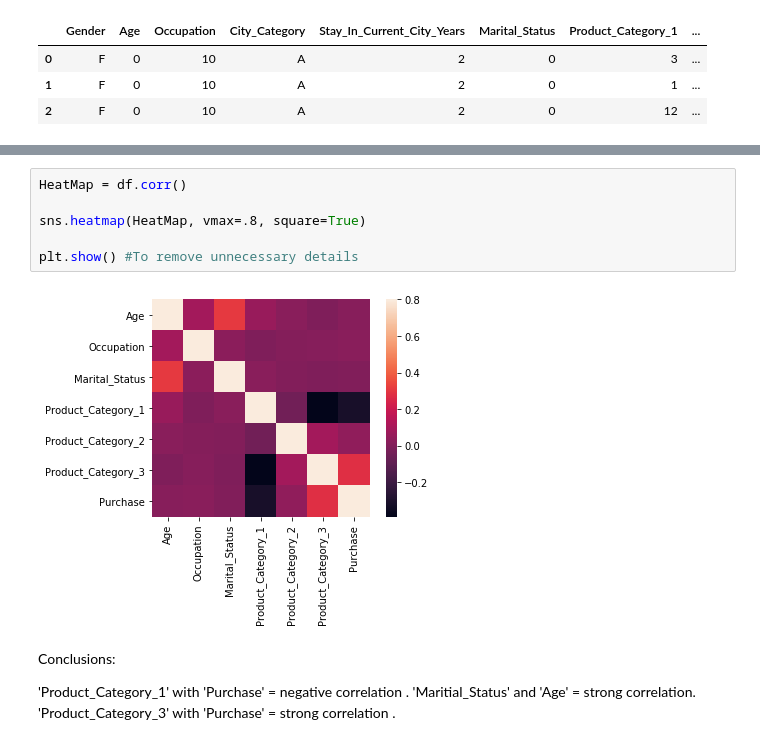
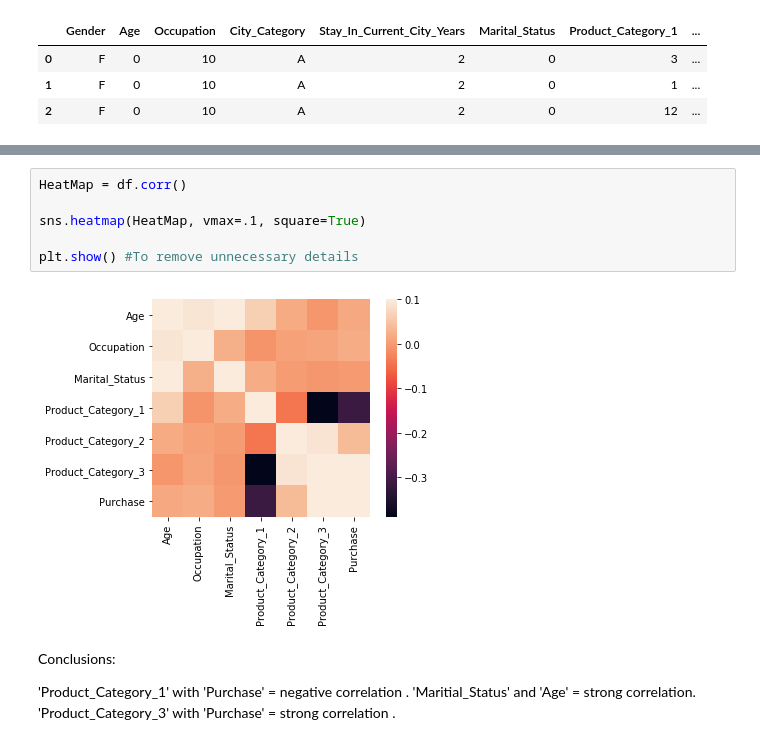
Before and after one commit to 94Shaima/Sharing-GitHub, a Jupyter notebook: EVAL.ipynb, the cells around one changed output, grey strips where cells are left out. Saved outputs shown, nothing was run; the diff lists cells and outputs as text.

```diff
--- a/EVAL.ipynb
+++ b/EVAL.ipynb
@@ -261,11 +243,11 @@ Number of female Customer: 132197
 # %%
 HeatMap = df.corr()
 
-sns.heatmap(HeatMap, vmax=.8, square=True)
+sns.heatmap(HeatMap, vmax=.1, square=True)
 
 plt.show() #To remove unnecessary details
 # %% [output]
-[figure, old version]
+[figure, new version]
 # %% [markdown]
 Conclusions:
 
```
Also changed, not shown: parts of 26 cells of this notebook.
